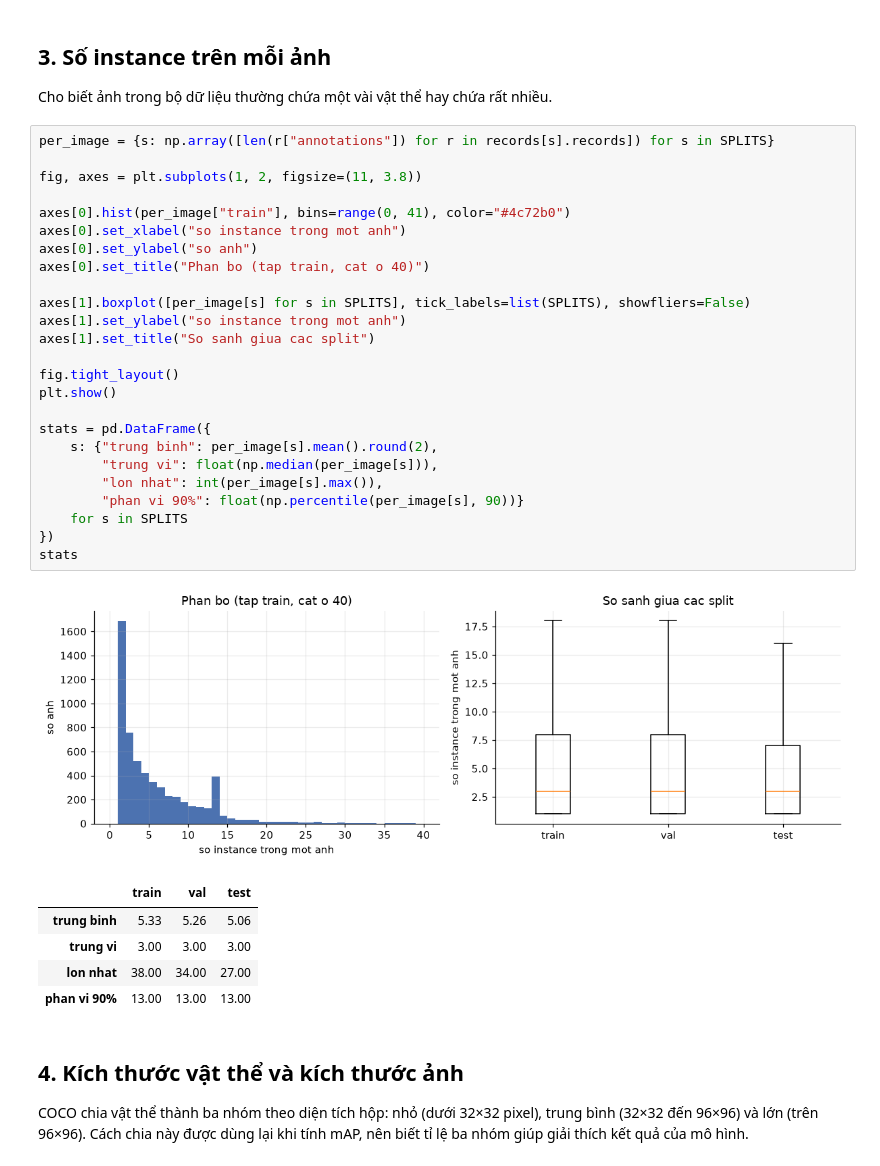
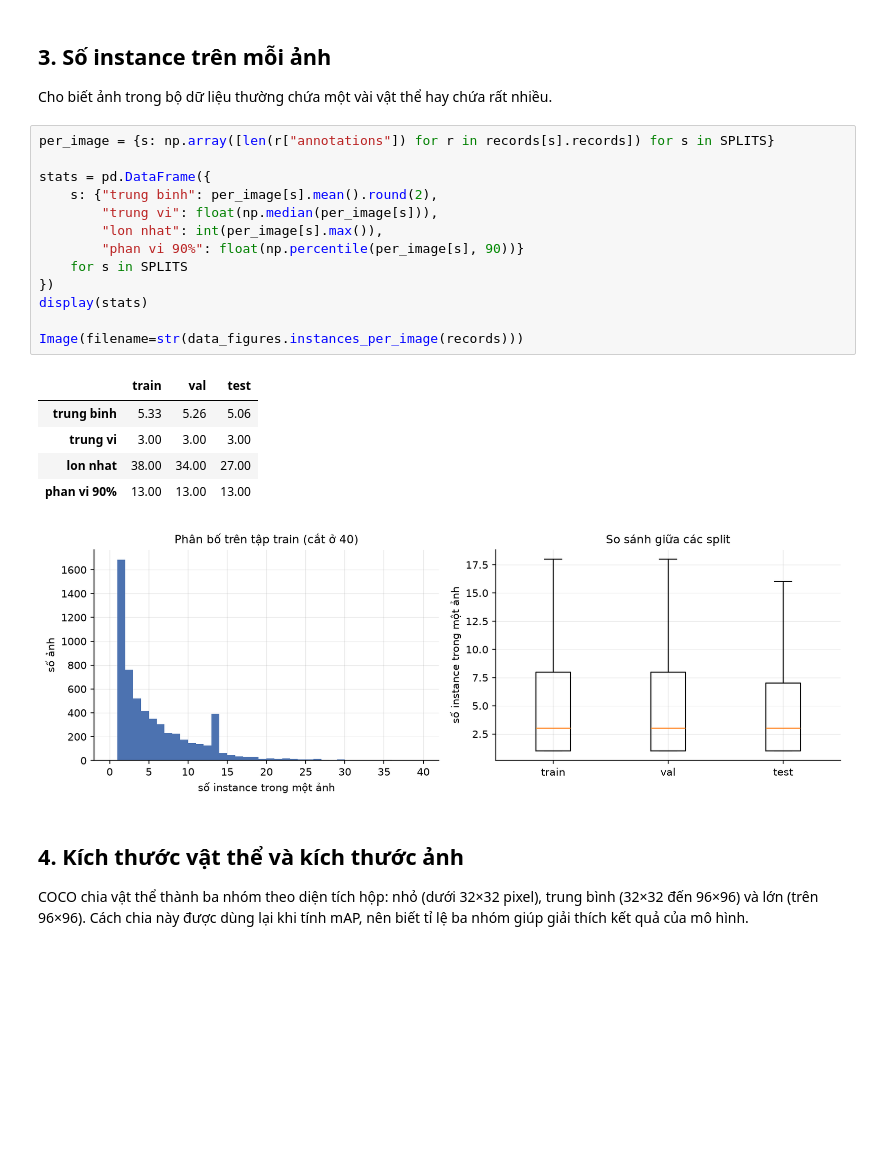
Before and after one commit to KuongB/final-object-detection, a Jupyter notebook: notebooks/01_eda.ipynb, the cells around one changed output. Saved outputs shown, nothing was run; the diff lists cells and outputs as text; blank space fills up the shorter version.

```diff
--- a/notebooks/01_eda.ipynb
+++ b/notebooks/01_eda.ipynb
@@ -124,36 +113,24 @@ hay không. Nếu một lớp chiếm tỉ lệ quá nhỏ, mô hình thường
 Cho biết ảnh trong bộ dữ liệu thường chứa một vài vật thể hay chứa rất nhiều.
 # %%
 per_image = {s: np.array([len(r["annotations"]) for r in records[s].records]) for s in SPLITS}
-
-fig, axes = plt.subplots(1, 2, figsize=(11, 3.8))
-
-axes[0].hist(per_image["train"], bins=range(0, 41), color="#4c72b0")
-axes[0].set_xlabel("so instance trong mot anh")
-axes[0].set_ylabel("so anh")
-axes[0].set_title("Phan bo (tap train, cat o 40)")
-
-axes[1].boxplot([per_image[s] for s in SPLITS], tick_labels=list(SPLITS), showfliers=False)
-axes[1].set_ylabel("so instance trong mot anh")
-axes[1].set_title("So sanh giua cac split")
-
-fig.tight_layout()
-plt.show()
 
 stats = pd.DataFrame({
     s: {"trung binh": per_image[s].mean().round(2),
         "trung vi": float(np.median(per_image[s])),
         "lon nhat": int(per_image[s].max()),
         "phan vi 90%": float(np.percentile(per_image[s], 90))}
     for s in SPLITS
 })
-stats
+display(stats)
+
+Image(filename=str(data_figures.instances_per_image(records)))
 # %% [output]
+|  | train | val | test |
+| trung binh | 5.33 | 5.26 | 5.06 |
+| trung vi | 3.00 | 3.00 | 3.00 |
+| lon nhat | 38.00 | 34.00 | 27.00 |
+| phan vi 90% | 13.00 | 13.00 | 13.00 |
-[figure, old version]
+[figure, new version]
-|  | train | val | test |
-| trung binh | 5.33 | 5.26 | 5.06 |
-| trung vi | 3.00 | 3.00 | 3.00 |
-| lon nhat | 38.00 | 34.00 | 27.00 |
-| phan vi 90% | 13.00 | 13.00 | 13.00 |
 # %% [markdown]
 ## 4. Kích thước vật thể và kích thước ảnh
 
```
Also changed, not shown: parts of 5 cells of this notebook, 26 other files.
